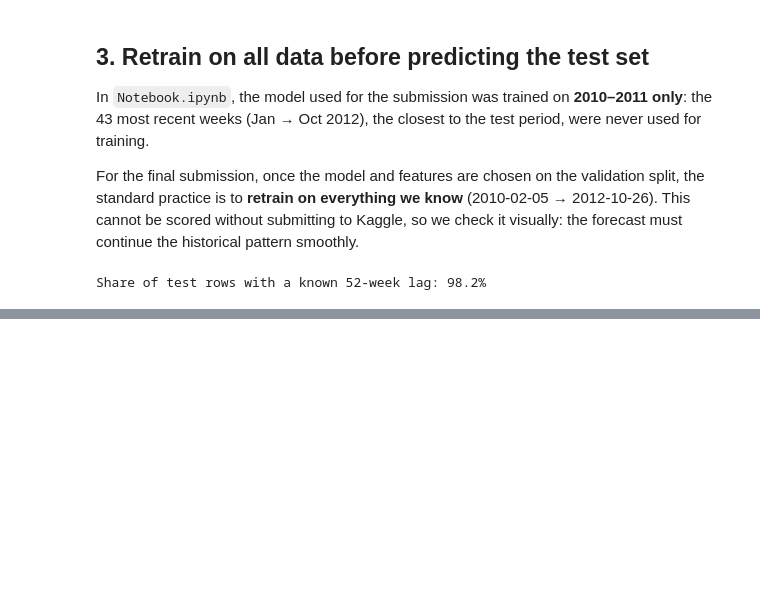
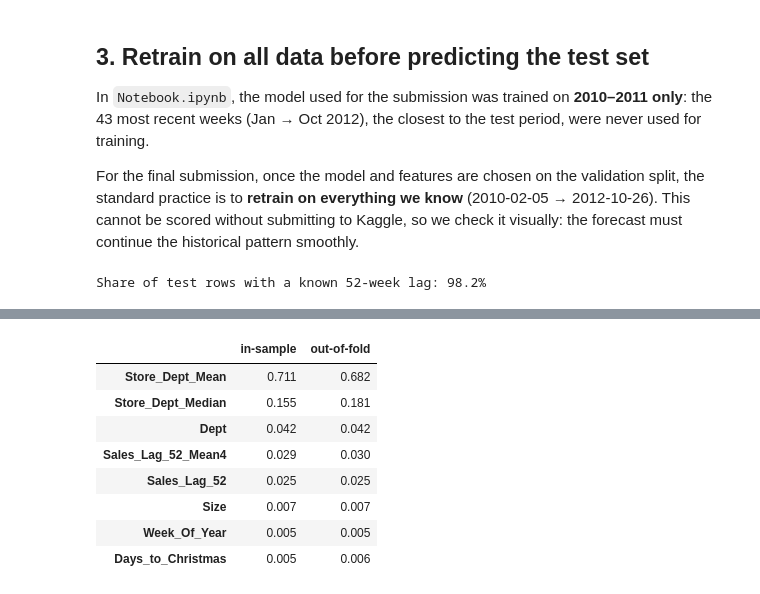
Before and after one commit to kaiokasa/shelfcast, a Jupyter notebook: Notebook_Experiments.ipynb, the cells around one changed output, grey strips where cells are left out. Drawn from its saved outputs; the diff is of its cells as text; code cells hidden in the pictures; blank space fills up the shorter version.

```diff
--- a/Notebook_Experiments.ipynb
+++ b/Notebook_Experiments.ipynb
@@ -362,0 +432,21 @@ fig.show()
+# %%
+lgbm_importance = {}
+for encoding, train_frame in [("in-sample", tr_lag), ("out-of-fold", tr_oof)]:
+    fitted = (make_pipeline(make_models()["LightGBM"], BASE_FEATURES + LAG_FEATURES)
+              .fit(train_frame[BASE_FEATURES + LAG_FEATURES], train_frame["Weekly_Sales"])
+              .named_steps["Model"])
+    gain = pd.Series(fitted.booster_.feature_importance(importance_type="gain"),
+                     index=["Type"] + [c for c in BASE_FEATURES + LAG_FEATURES if c != "Type"])
+    lgbm_importance[encoding] = gain / gain.sum()
+
+pd.DataFrame(lgbm_importance).sort_values("in-sample", ascending=False).head(8).round(3)
+# %% [output]
+|  | in-sample | out-of-fold |
+| Store_Dept_Mean | 0.711 | 0.682 |
+| Store_Dept_Median | 0.155 | 0.181 |
+| Dept | 0.042 | 0.042 |
+| Sales_Lag_52_Mean4 | 0.029 | 0.030 |
+| Sales_Lag_52 | 0.025 | 0.025 |
+| Size | 0.007 | 0.007 |
+| Week_Of_Year | 0.005 | 0.005 |
+| Days_to_Christmas | 0.005 | 0.006 |
```
Also changed, not shown: parts of 10 cells of this notebook, 8 other files.
